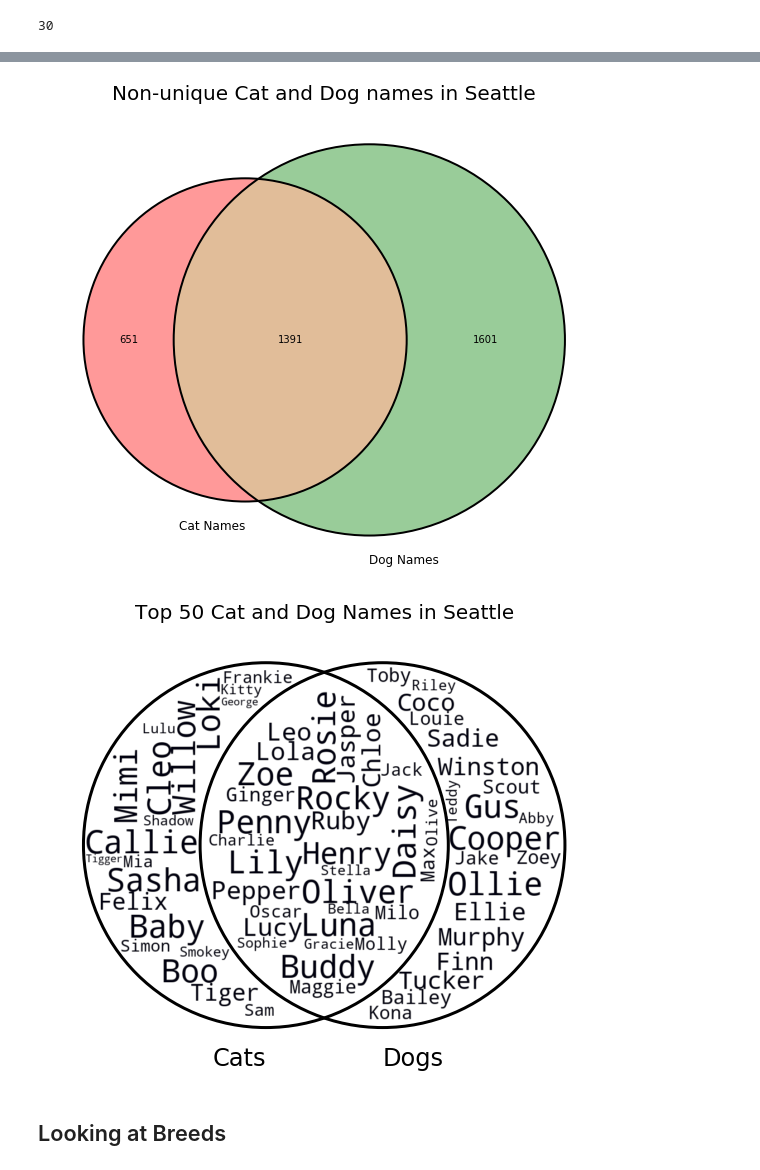
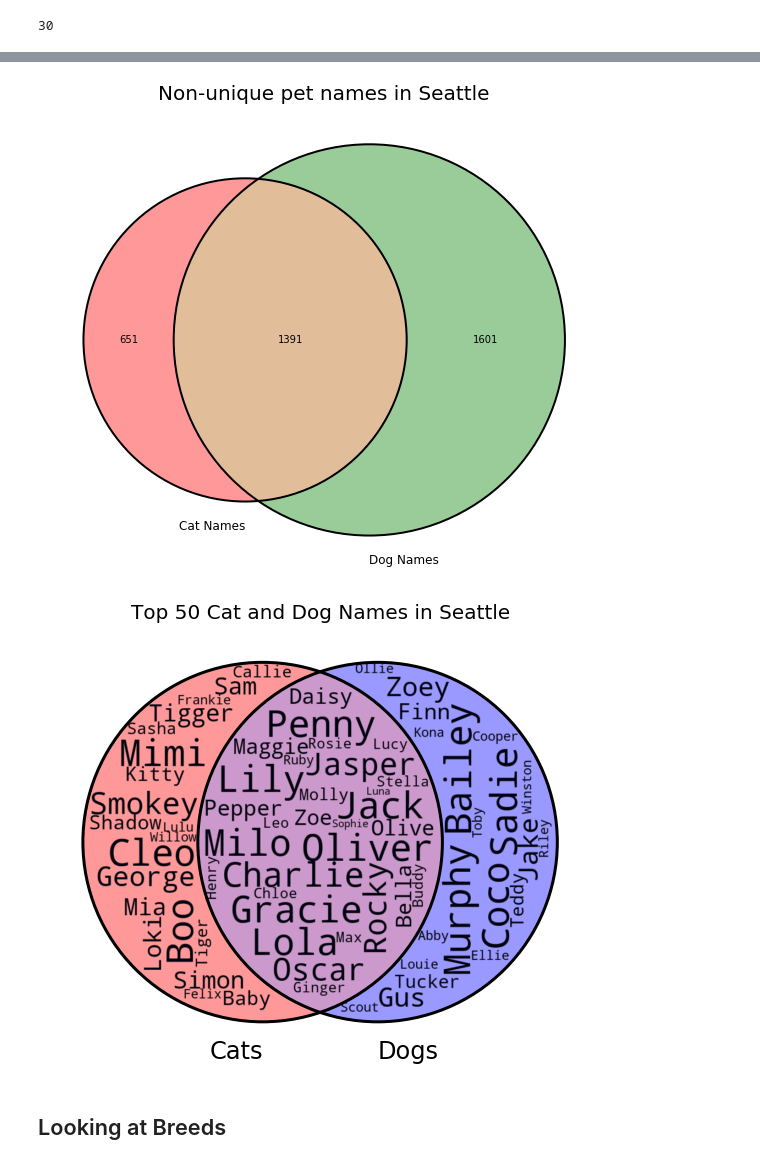
Before and after one commit to allisoncstafford/seattle-pet-names, a Jupyter notebook: pet_names.ipynb, the cells around one changed output, grey strips where cells are left out. Saved outputs shown, nothing was run; the diff lists cells and outputs as text; code cells hidden in the pictures.

Commit message:
save images and refactor functions into py file

```diff
--- a/pet_names.ipynb
+++ b/pet_names.ipynb
@@ -55,21 +56,6 @@ pets_df
 51754 rows × 7 columns
 # %% [markdown]
 ## Names
-# %%
-def get_counts(df, col):
-    """Returns a dataframe of the counts in the target column.
-
-    Args:
-        df: dataframe to get data from
-        col: target column for counting
-
-    Returns:
-        df: a dataframe with columns: col, 'count'
-    """
-    result_df = pd.DataFrame(df[col].value_counts())
-    result_df = result_df.reset_index()
-    result_df.columns = [col, 'count']
-    return result_df
 # %% [markdown]
 ### Cats
 # %%
@@ -207,23 +294,35 @@ c = venn2_circles([set(cat_t50["name"]), set(dog_t50["name"])],
 # %%
 fig, ax = plt.subplots(figsize = (10,10))
-ax.set_title('Non-unique Cat and Dog names in Seattle', fontsize=20)
+ax.set_title('Non-unique pet names in Seattle', fontsize=20)
+
 v = venn2([set(cat_names.loc[cat_names['count']>1,"name"]),
-           set(dog_names.loc[dog_names['count']>1,"name"])],
+           set(dog_names.loc[dog_names['count']>1, "name"])],
           set_labels=['Cat Names', 'Dog Names'])
 c = venn2_circles([set(cat_names.loc[cat_names['count']>1,"name"]),
-           set(dog_names.loc[dog_names['count']>1,"name"])],
-                  linestyle='solid')
+           set(dog_names.loc[dog_names['count']>1, "name"])],
+              linestyle='solid')
 # %% [output]
-[figure, old version]
+[figure, new version]
 # %%
 from matplotlib_venn_wordcloud import venn2_wordcloud
-sets = [set(cat_t50['name']), set(dog_t50['name'])]
 
-fig, ax = plt.subplots(figsize=(10,10))
-venn2_wordcloud(sets, ax=ax, set_labels=['Cats', 'Dogs'])
-ax.set_title('Top 50 Cat and Dog Names in Seattle', fontsize=20);
+fig, ax = plt.subplots(figsize=(10,8))
+v = venn2_wordcloud([set(cat_t50['name']), set(dog_t50['name'])],
+                ax=ax, set_labels=['Cats', 'Dogs'])
+
+# add color
+v.get_patch_by_id('10').set_color('red')
+v.get_patch_by_id('10').set_alpha(0.4)
+v.get_patch_by_id('01').set_color('blue')
+v.get_patch_by_id('01').set_alpha(0.4)
+v.get_patch_by_id('11').set_color('purple')
+v.get_patch_by_id('11').set_alpha(0.4)
+
+
+ax.set_title('Top 50 Cat and Dog Names in Seattle', fontsize=20)
+plt.savefig('images/wordcloud_names.png');
 # %% [output]
-[figure, old version]
+[figure, new version]
 # %% [markdown]
 ## Looking at Breeds
 # %% [markdown]
```
Also changed, not shown: parts of 28 cells of this notebook, 9 other files.
